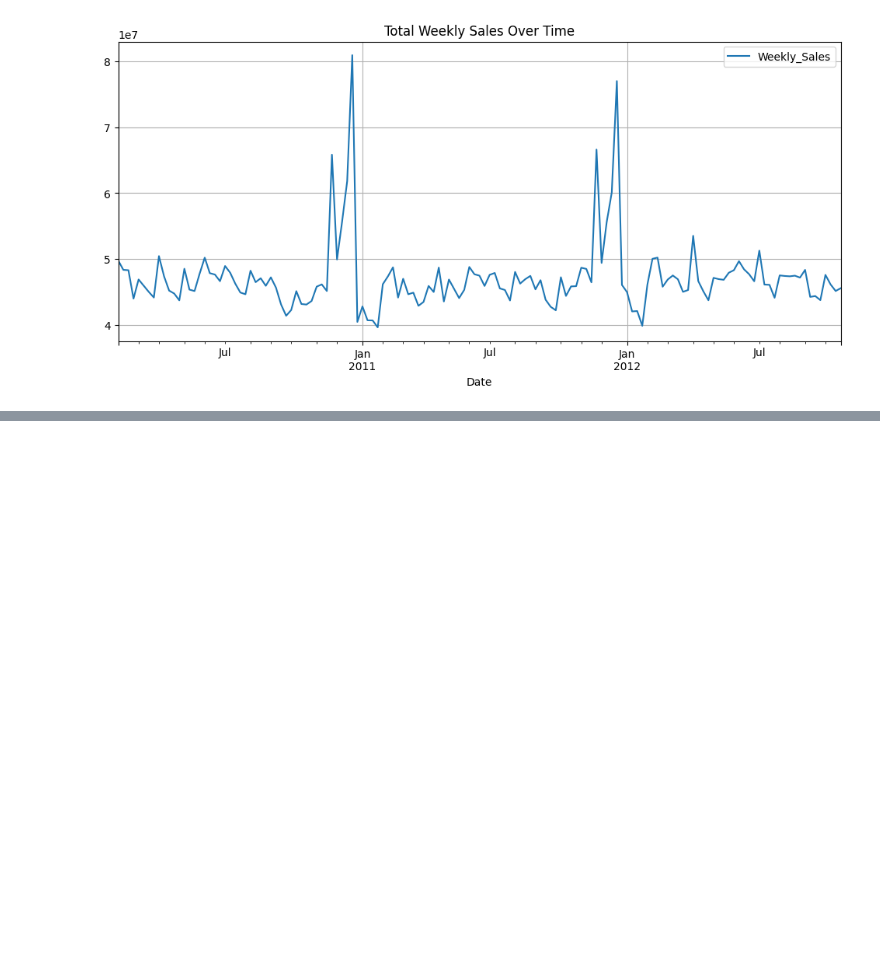
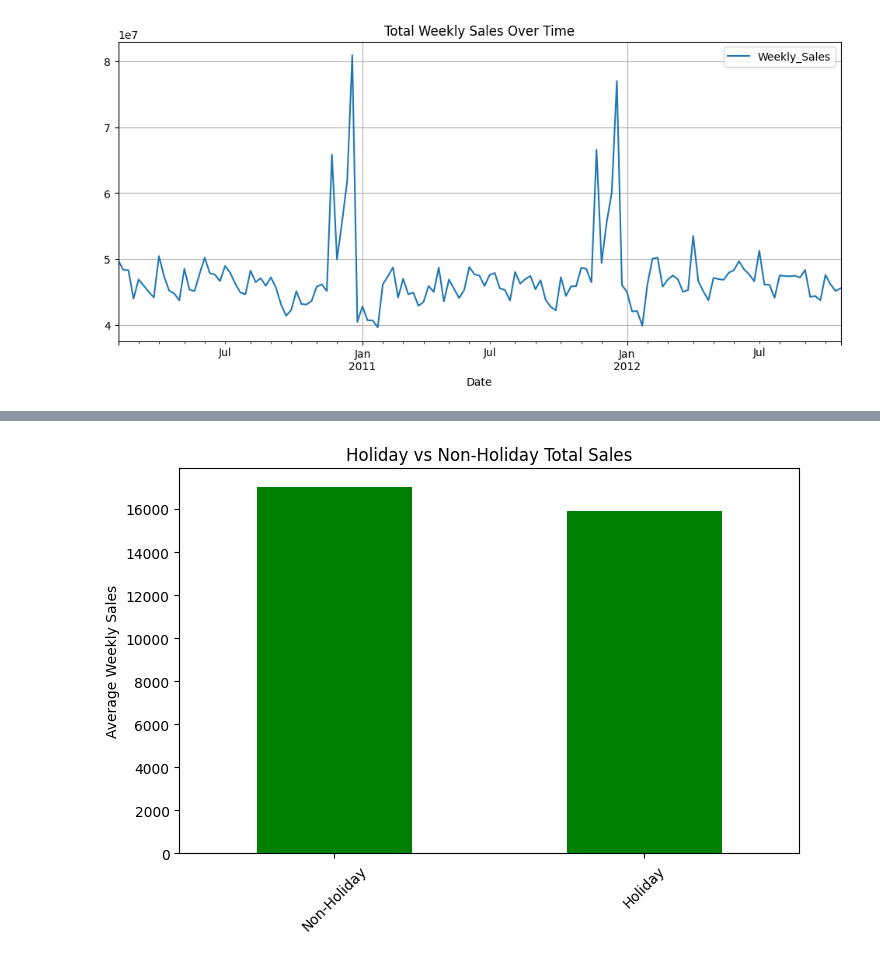
Before and after one commit to DavidO1621/Walmart-kpi-project, a Jupyter notebook: notebooks/01_EDA.ipynb, the cells around one changed output, grey strips where cells are left out. Saved outputs shown, nothing was run; the diff lists cells and outputs as text; code cells hidden in the pictures; blank space fills up the shorter version.

```diff
--- a/notebooks/01_EDA.ipynb
+++ b/notebooks/01_EDA.ipynb
@@ -128,0 +136,19 @@ plt.xticks(rotation = 45)
+# %%
+holiday_sales_df =(
+    df.groupby('IsHoliday')['Weekly_Sales']
+        .mean()
+        .sort_values(ascending= False)
+)
+holiday_sales_df.index =['Non-Holiday','Holiday']
+ax = holiday_sales_df.plot(
+    kind ='bar',
+    color ='green',
+    figsize =(8,5),
+    title ='Holiday vs Non-Holiday Total Sales'
+)
+ax.set_xlabel('')
+ax.set_ylabel('Average Weekly Sales')
+plt.xticks(rotation =45)
+plt.show()
+# %% [output]
+[figure, added]
```
Also changed, not shown: parts of 6 cells of this notebook, 1 other file.
